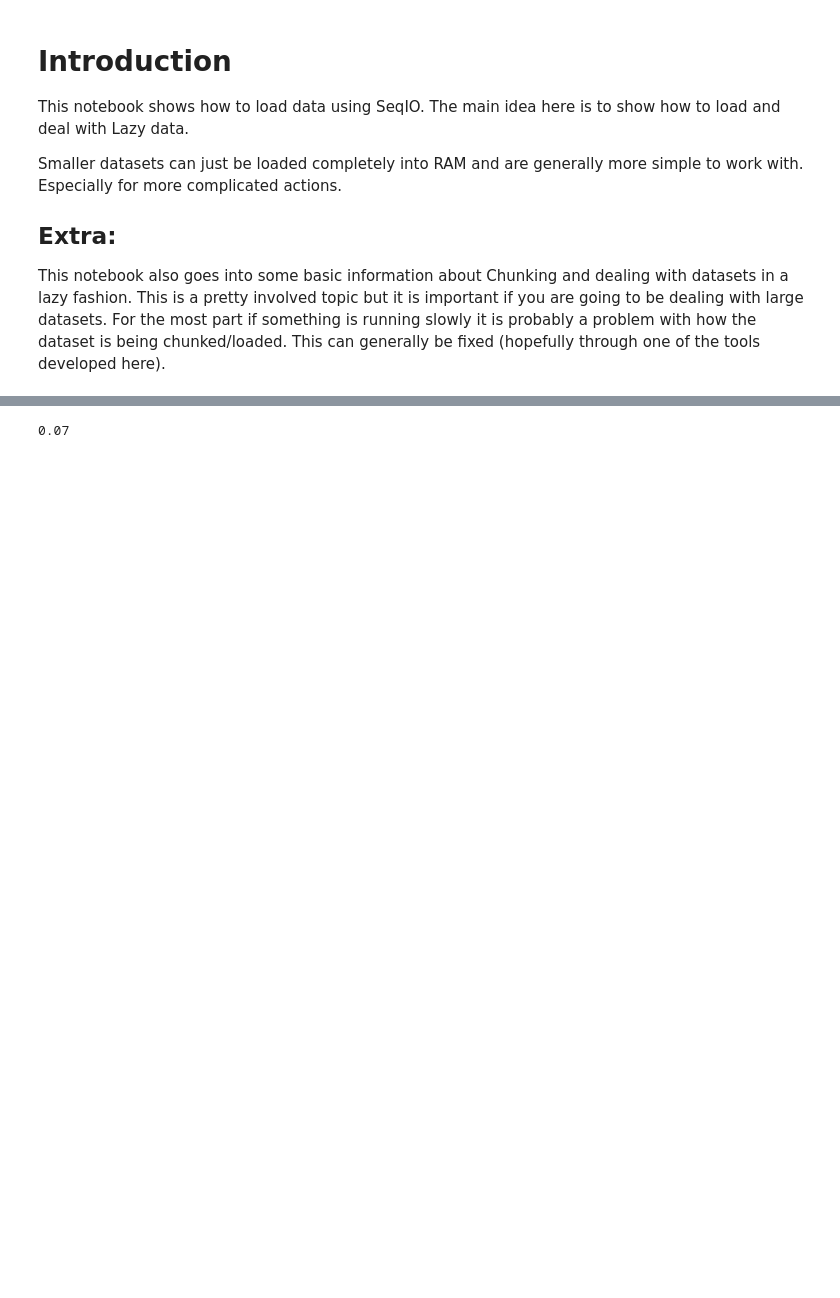
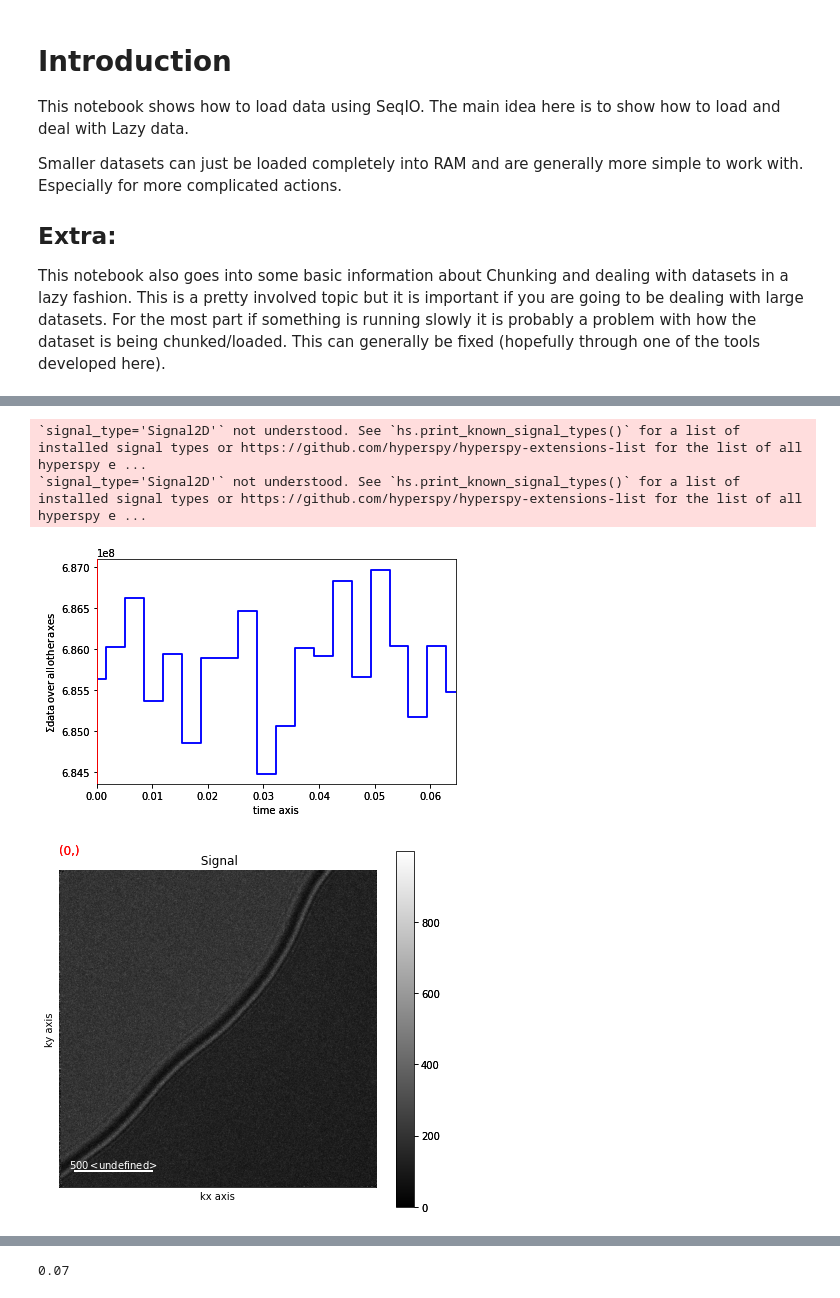
Before and after one commit to CSSFrancis/SeqIO, a Jupyter notebook: SeqIO/example_loading.ipynb, the cells around one changed output, grey strips where cells are left out. Cells and saved outputs as stored; diff of their text form; code cells hidden in the pictures; blank space fills up the shorter version.

```diff
--- a/SeqIO/example_loading.ipynb
+++ b/SeqIO/example_loading.ipynb
@@ -42,3 +81,10 @@ reader = SeqReader(top='tests/testUpgrade/Movie_00005_Top_12-17-00.728.seq',
+# %%
+s.plot(vmax=999)
+# %% [output]
+`signal_type='Signal2D'` not understood. See `hs.print_known_signal_types()` for a list of installed signal types or https://github.com/hyperspy/hyperspy-extensions-list for the list of all hyperspy e ...
+`signal_type='Signal2D'` not understood. See `hs.print_known_signal_types()` for a list of installed signal types or https://github.com/hyperspy/hyperspy-extensions-list for the list of all hyperspy e ...
+[figure, added]
+[figure, added]
 # %%
 reader._get_xml_file()
 reader.parse_header()
```
Also changed, not shown: parts of 10 cells of this notebook, 4 other files.
